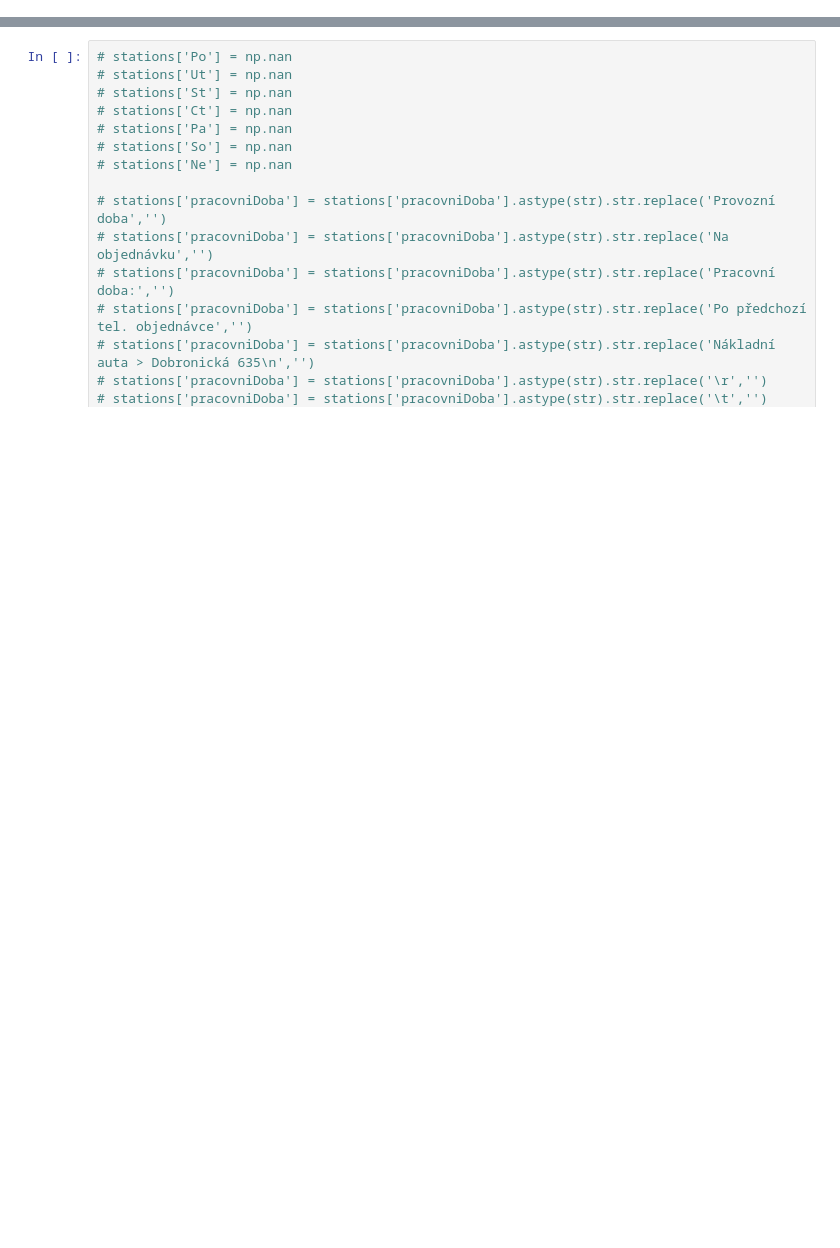
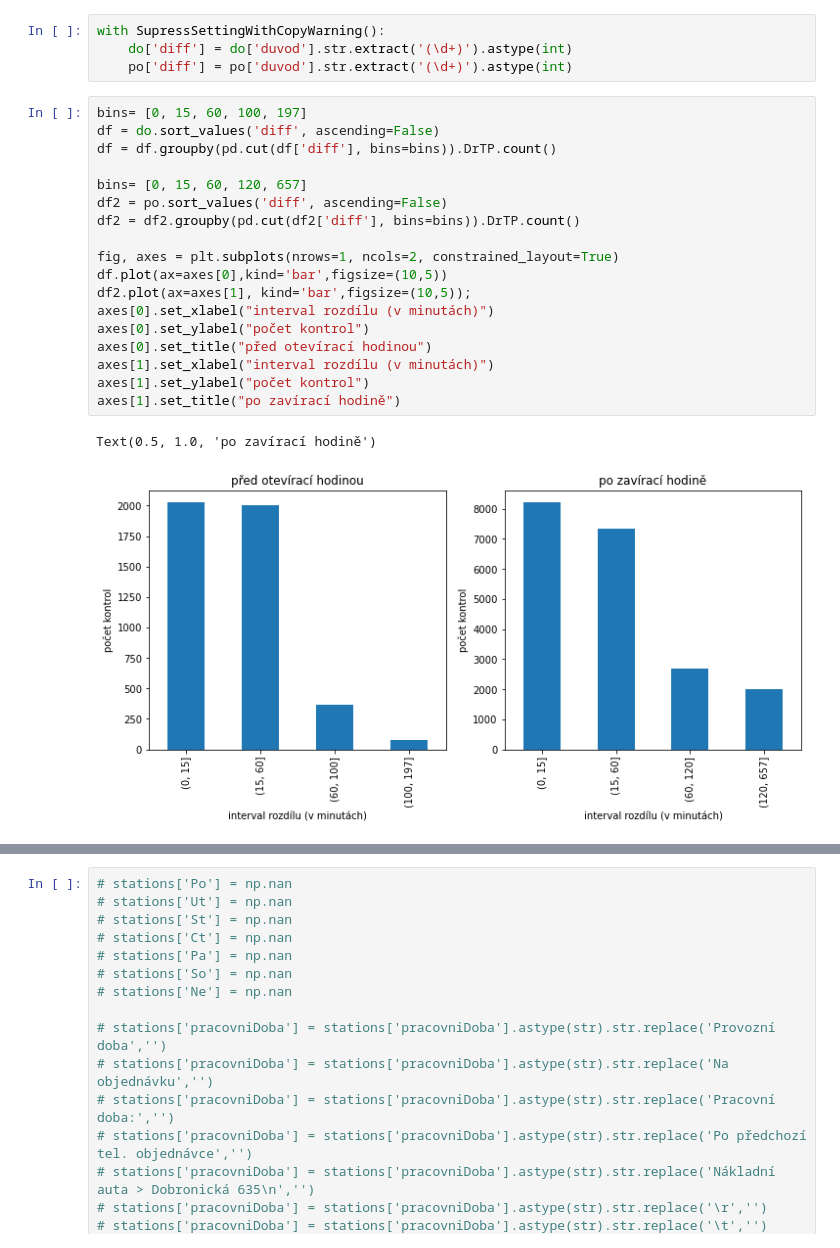
Before and after one commit to opendatalabcz/stk-data-analysis, a Jupyter notebook: out_of_working_hours.ipynb, the cells around one changed output, grey strips where cells are left out. Drawn from its saved outputs; the diff is of its cells as text; blank space fills up the shorter version.

```diff
--- a/out_of_working_hours.ipynb
+++ b/out_of_working_hours.ipynb
@@ -144,0 +202,25 @@ out_of_working_hours.where(out_of_working_hours['duvod'].str.match(r'OUT OF TIME
+# %%
+with SupressSettingWithCopyWarning():
+    do['diff'] = do['duvod'].str.extract('(\d+)').astype(int)
+    po['diff'] = po['duvod'].str.extract('(\d+)').astype(int)
+# %%
+bins= [0, 15, 60, 100, 197]
+df = do.sort_values('diff', ascending=False)
+df = df.groupby(pd.cut(df['diff'], bins=bins)).DrTP.count()
+
+bins= [0, 15, 60, 120, 657]
+df2 = po.sort_values('diff', ascending=False)
+df2 = df2.groupby(pd.cut(df2['diff'], bins=bins)).DrTP.count()
+
+fig, axes = plt.subplots(nrows=1, ncols=2, constrained_layout=True)
+df.plot(ax=axes[0],kind='bar',figsize=(10,5))
+df2.plot(ax=axes[1], kind='bar',figsize=(10,5));
+axes[0].set_xlabel("interval rozdílu (v minutách)")
+axes[0].set_ylabel("počet kontrol")
+axes[0].set_title("před otevírací hodinou")
+axes[1].set_xlabel("interval rozdílu (v minutách)")
+axes[1].set_ylabel("počet kontrol")
+axes[1].set_title("po zavírací hodině")
+# %% [output]
+Text(0.5, 1.0, 'po zavírací hodině')
+[figure, added]
```
Also changed, not shown: parts of 20 cells of this notebook, 10 other files.
